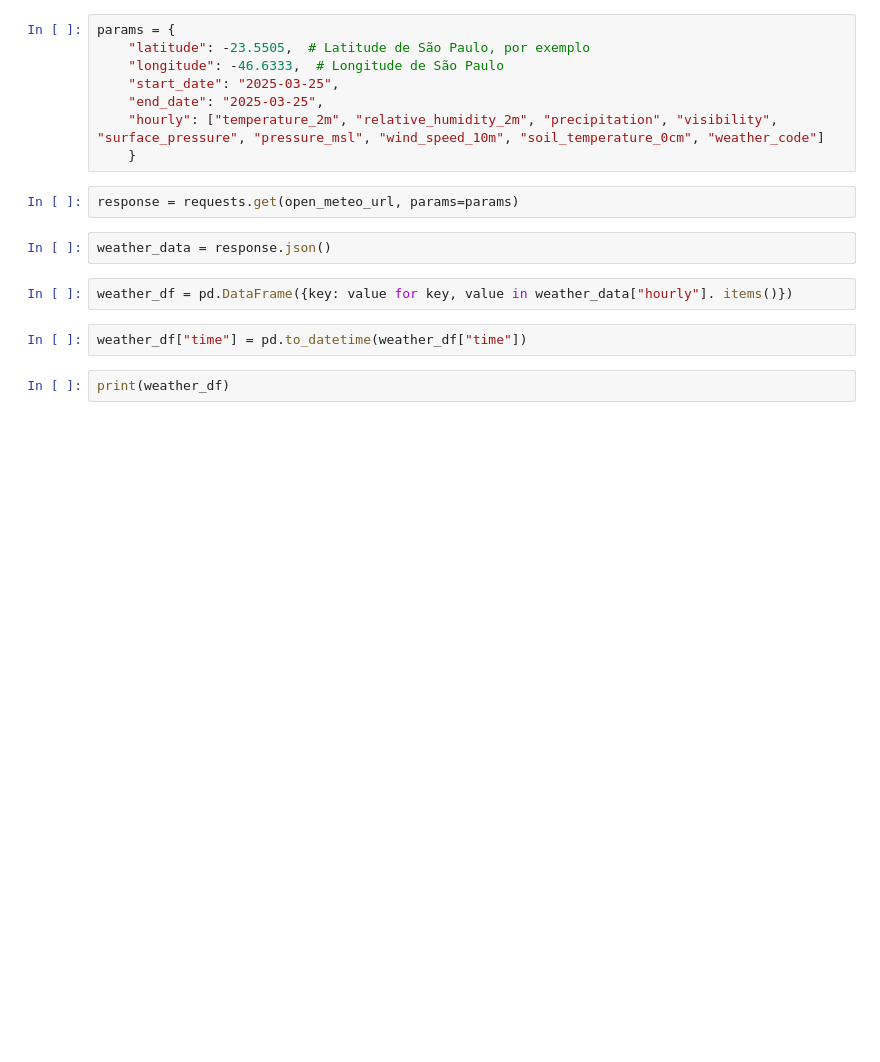
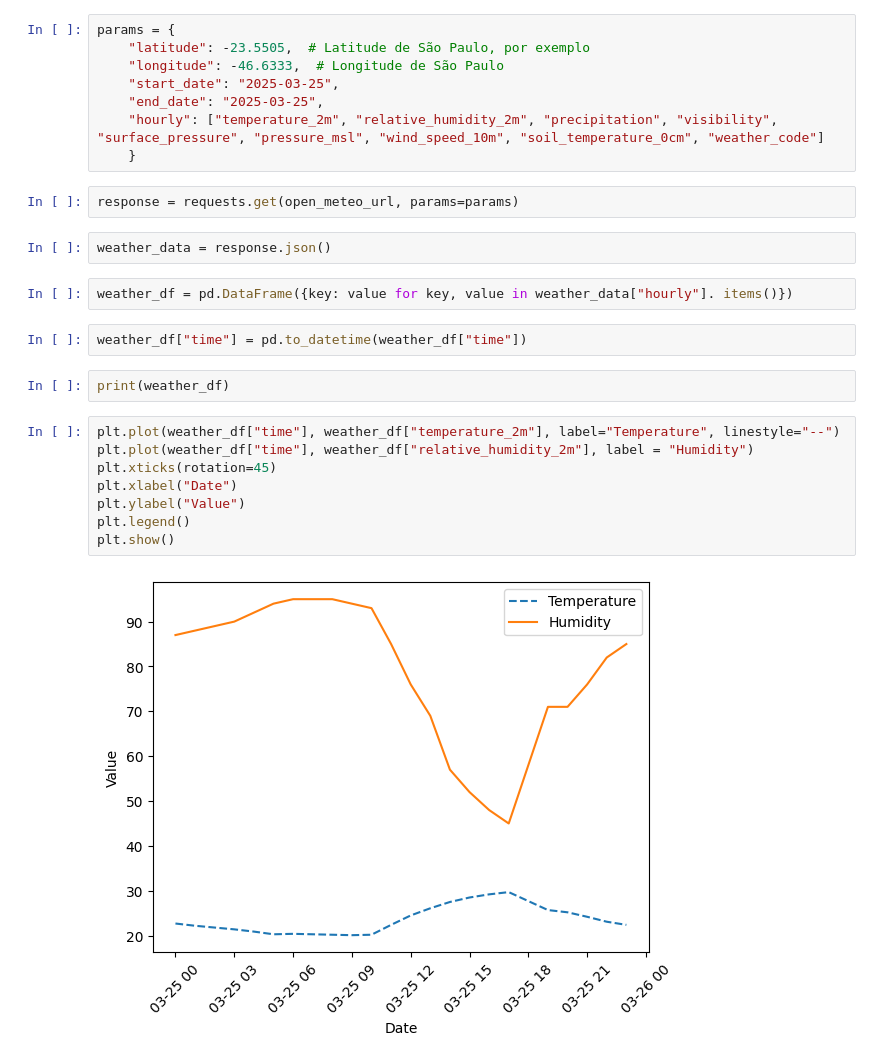
Before and after one commit to Joao-Paulo-de-Oliveira/climate_studies, a Jupyter notebook: main.ipynb, the cells around one changed output. Saved outputs shown, nothing was run; the diff lists cells and outputs as text; blank space fills up the shorter version.

Commit message:
add: graphics

```diff
--- a/main.ipynb
+++ b/main.ipynb
@@ -22,3 +24,13 @@ weather_df = pd.DataFrame({key: value for key, value in weather_data["hourly"].
 weather_df["time"] = pd.to_datetime(weather_df["time"])
 # %%
 print(weather_df)
+# %%
+plt.plot(weather_df["time"], weather_df["temperature_2m"], label="Temperature", linestyle="--")
+plt.plot(weather_df["time"], weather_df["relative_humidity_2m"], label = "Humidity")
+plt.xticks(rotation=45)
+plt.xlabel("Date")
+plt.ylabel("Value")
+plt.legend()
+plt.show()
+# %% [output]
+[figure, added]
```
Also changed, not shown: parts of 1 cell of this notebook.
